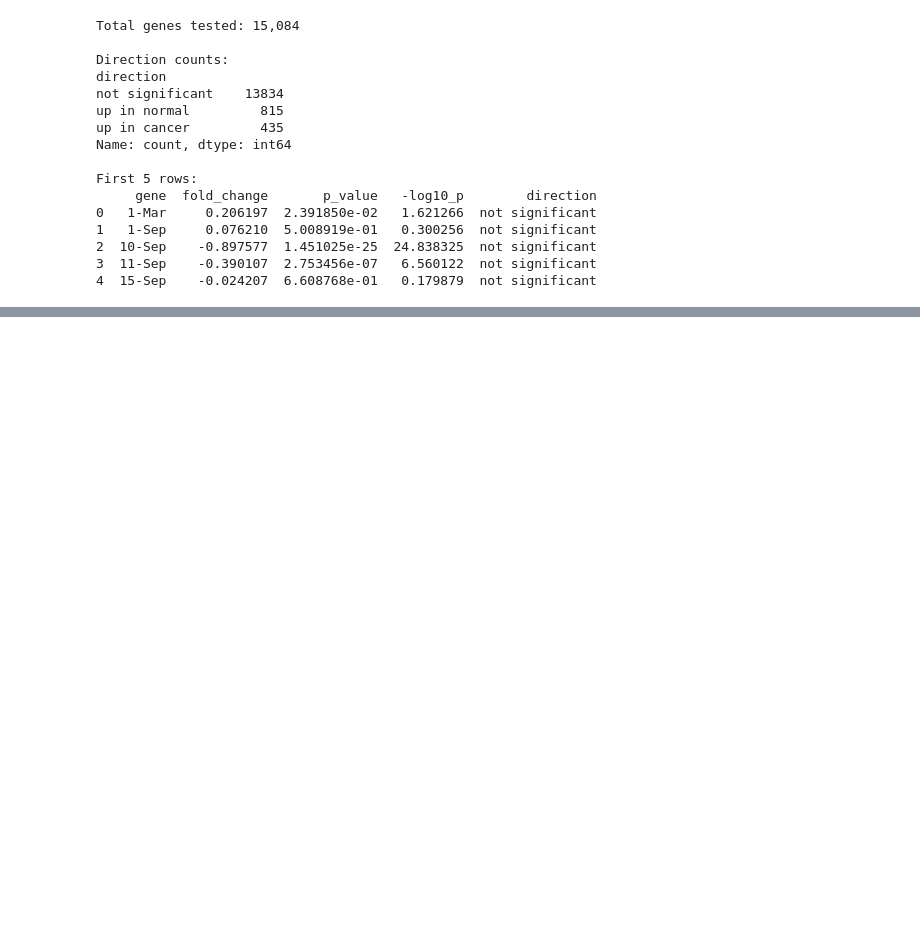
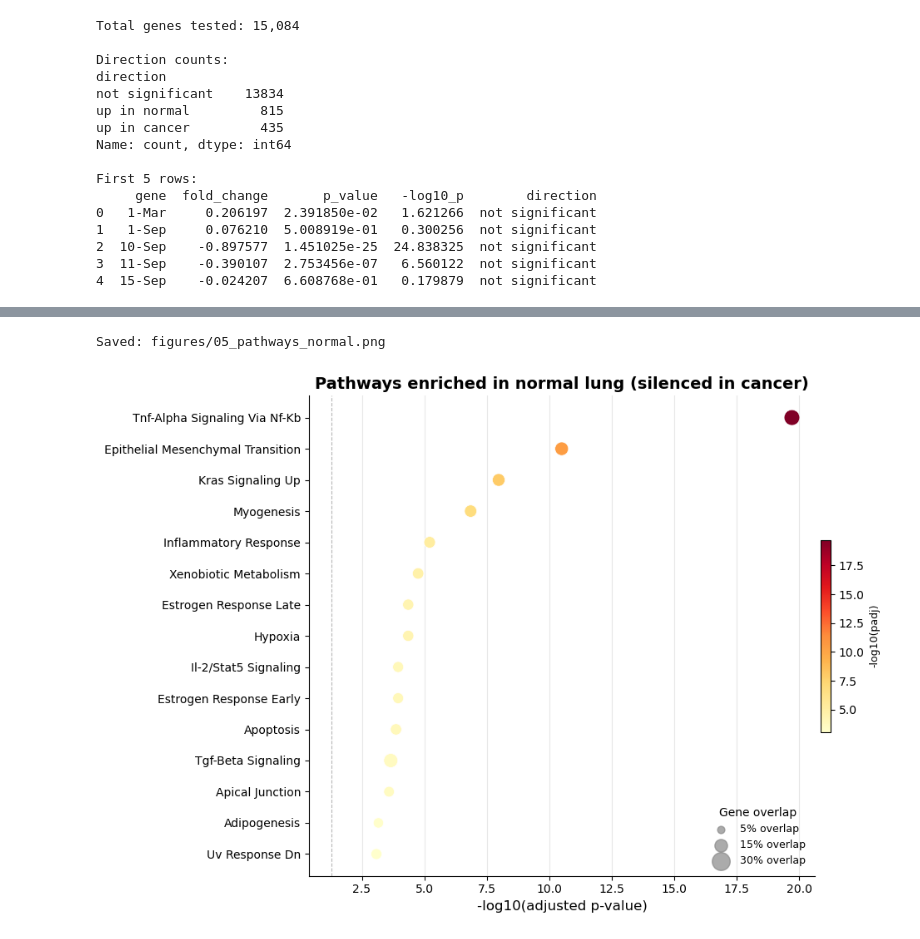
Before and after one commit to reuel-web/lung-cell-analysis, a Jupyter notebook: notebooks/03_pathway_enrichment.ipynb, the cells around one changed output, grey strips where cells are left out. Saved outputs shown, nothing was run; the diff lists cells and outputs as text; code cells hidden in the pictures; blank space fills up the shorter version.

```diff
--- a/notebooks/03_pathway_enrichment.ipynb
+++ b/notebooks/03_pathway_enrichment.ipynb
@@ -40,25 +35,14 @@ print(gp.__version__)
 # %%
+
 up_in_cancer = results_df[
-    results_df['direction'] == 'up_in_cancer'
+    results_df['direction'] == 'up in cancer'
 ]['gene'].tolist()
 
 up_in_normal = results_df[
-    results_df['direction'] == 'up_in_normal'
+    results_df['direction'] == 'up in normal'
 ]['gene'].tolist()
 
-print(f"Genes up in cancer: {len(up_in_cancer):,}")
-print(f"Genes up in normal: {len(up_in_normal):,}")
-
-enr_cancer = gp.enrichr(
-    gene_list=up_in_cancer,
-    gene_sets='MSigDB_Hallmark_2020',
-    organism='human',
-    outdir=None,
-    verbose=False
-)
-
-print("\nTop 10 enriched pathways in cancer:")
-print(enr_cancer.results[
-    ['Term', 'Overlap', 'P-value', 'Adjusted P-value', 'Genes']
-].head(10).to_string())
+print(f"Genes up in cancer: {len(up_in_cancer)}")
+print(f"Genes up in normal: {len(up_in_normal)}")
+print(f"\nFirst 5 cancer genes: {up_in_cancer[:5]}")
 # %% [output]
@@ -67,0 +154,18 @@ ValueError: Invalid organism 'Human'. Valid options are: c. elegans, caenorhabdi
+# %%
+# Run enrichr for normal
+enr_normal = gp.enrichr(
+    gene_list=up_in_normal,
+    gene_sets=['MSigDB_Hallmark_2020'],
+    organism='human',
+    outdir=None,
+    verbose=False
+)
+
+plot_enrichr(
+    enr_normal,
+    title='Pathways enriched in normal lung (silenced in cancer)',
+    save_path='figures/05_pathways_normal.png'
+)
+# %% [output]
+Saved: figures/05_pathways_normal.png
+[figure, added]
```
Also changed, not shown: parts of 6 cells of this notebook.
